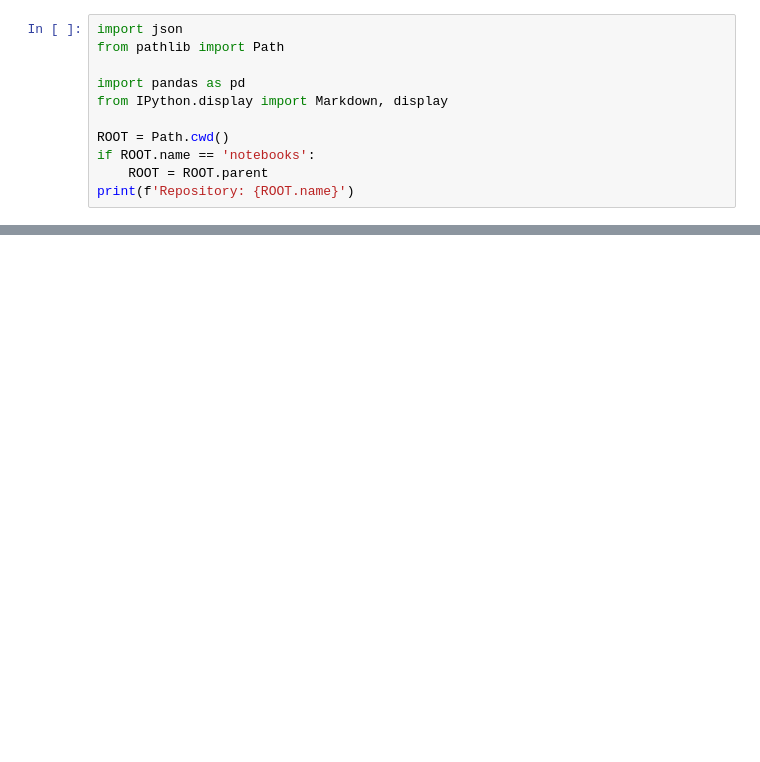
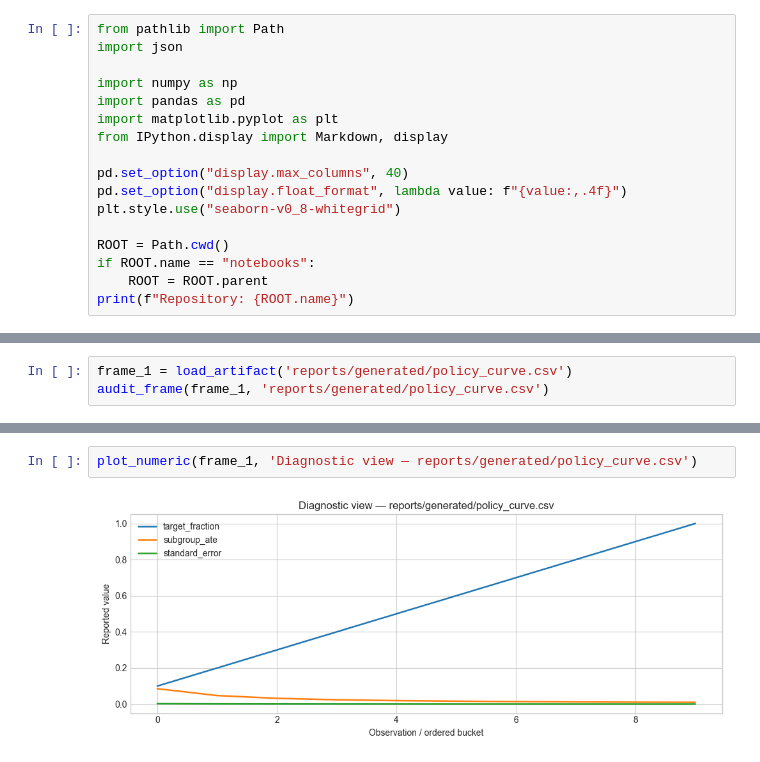
Before and after one commit to thvh2006/causal-experimentation-lab, a Jupyter notebook: notebooks/01_research_walkthrough.ipynb, the cells around one changed output, grey strips where cells are left out. Saved outputs shown, nothing was run; the diff lists cells and outputs as text; blank space fills up the shorter version.

Commit message:
Upgrade research notebook evidence

```diff
--- a/notebooks/01_research_walkthrough.ipynb
+++ b/notebooks/01_research_walkthrough.ipynb
@@ -13,12 +16,18 @@ This notebook is the review interface. Reusable transformations remain in `src/`
 # %%
+from pathlib import Path
 import json
-from pathlib import Path
 
+import numpy as np
 import pandas as pd
+import matplotlib.pyplot as plt
 from IPython.display import Markdown, display
 
+pd.set_option("display.max_columns", 40)
+pd.set_option("display.float_format", lambda value: f"{value:,.4f}")
+plt.style.use("seaborn-v0_8-whitegrid")
+
 ROOT = Path.cwd()
-if ROOT.name == 'notebooks':
+if ROOT.name == "notebooks":
     ROOT = ROOT.parent
-print(f'Repository: {ROOT.name}')
+print(f"Repository: {ROOT.name}")
 # %% [output]
@@ -73,0 +124,3 @@ display(audit)
+# %%
+frame_1 = load_artifact('reports/generated/policy_curve.csv')
+audit_frame(frame_1, 'reports/generated/policy_curve.csv')
@@ -73,0 +151,4 @@ display(audit)
+# %%
+plot_numeric(frame_1, 'Diagnostic view — reports/generated/policy_curve.csv')
+# %% [output]
+[figure, added]
```
Also changed, not shown: parts of 35 cells of this notebook, 1 other file.
